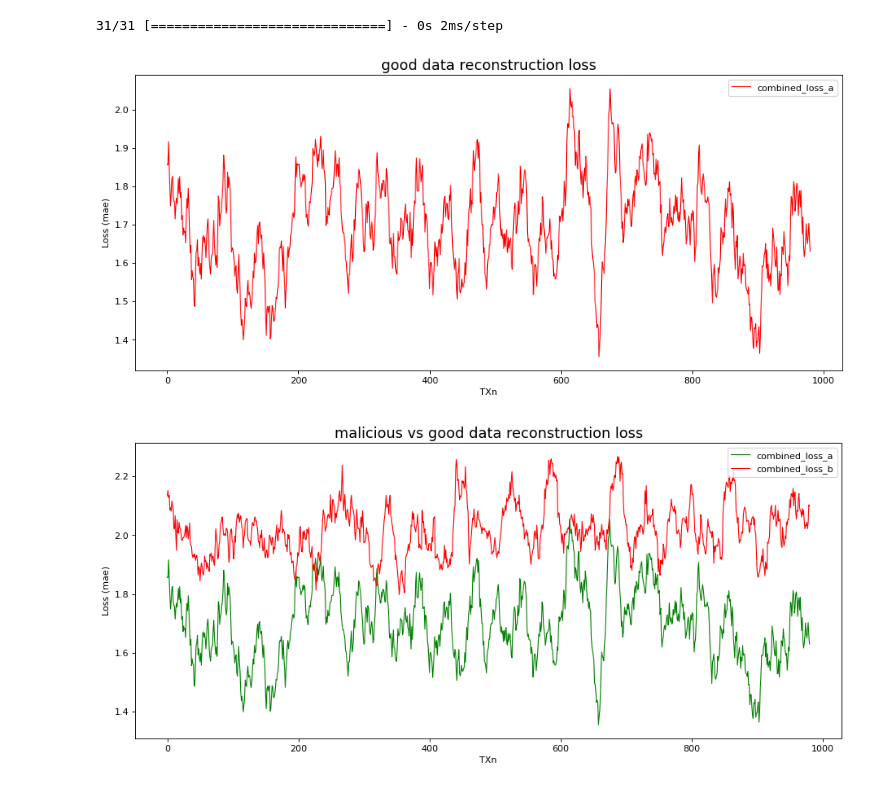
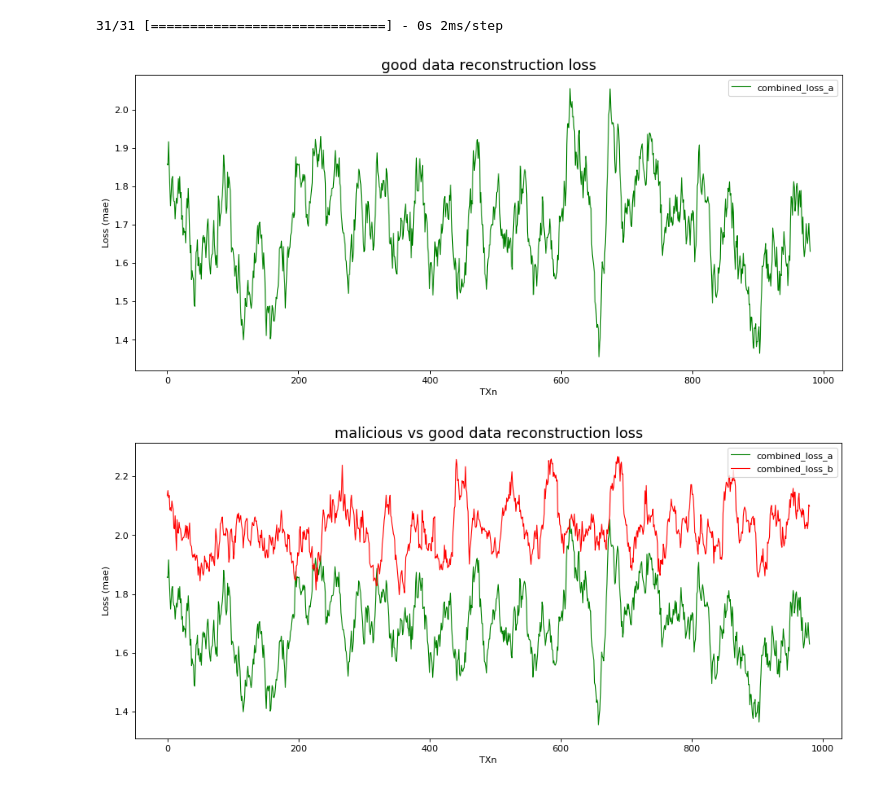
Before and after one commit to pr1sm8/secuRe-chAEn, a Jupyter notebook: notebooks/autoencoder_Transactions.ipynb, the cells around one changed output. Cells and saved outputs as stored; diff of their text form; code cells hidden in the pictures.

```diff
--- a/notebooks/autoencoder_Transactions.ipynb
+++ b/notebooks/autoencoder_Transactions.ipynb
@@ -339,19 +339,19 @@ combined_loss_a = np.sum(loss_a, axis=1)
 # %%
 # natural numbering of the bearings
 # BEARINGNUMBER = 1
 # BEARINGNUMBER_WHOLE = BEARINGNUMBER - 1
 fig, ax = plt.subplots(figsize=(14, 6), dpi=80)
 
-ax.plot(combined_loss_a, 'r', label=f'combined_loss_a', linewidth=1)
+ax.plot(combined_loss_a, 'g', label=f'combined_loss_a', linewidth=1)
 
 ax.set_title('good data reconstruction loss', fontsize=16)
 ax.set_ylabel('Loss (mae)')
 ax.set_xlabel('TXn')
 ax.legend(loc='upper right')
 # plt.ylim(0, 1)
 plt.show()
 # %% [output]
-[figure, old version]
+[figure, new version]
 # %%
 fig, ax = plt.subplots(figsize=(14, 6), dpi=80)
 
```
Also changed, not shown: parts of 1 cell of this notebook.
